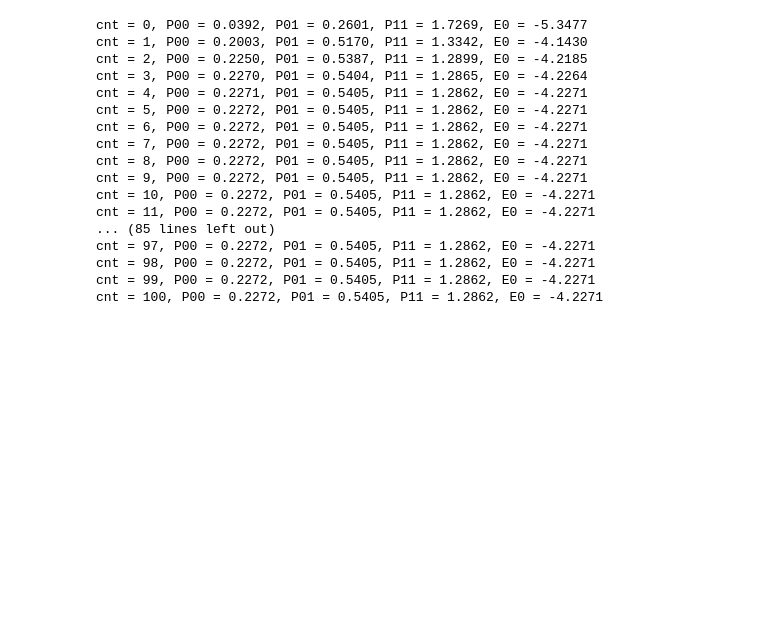
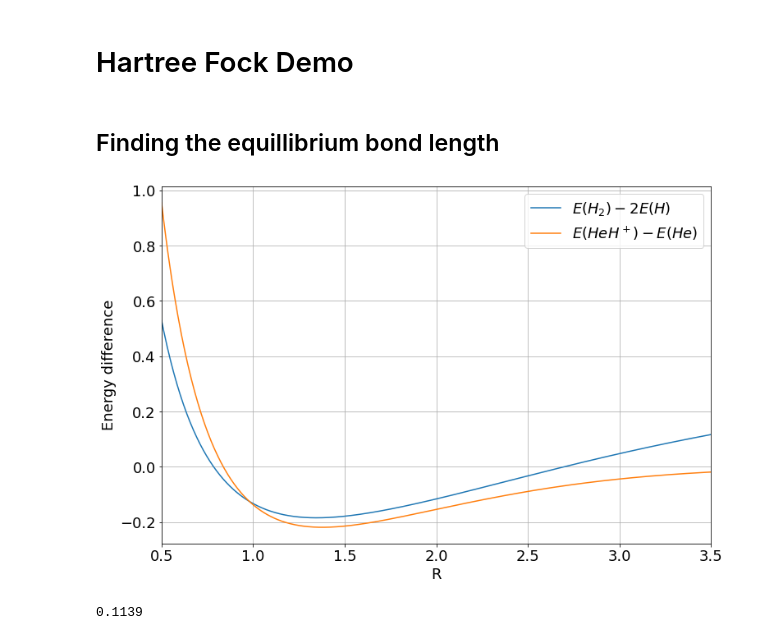
Before and after one commit to dchung0741/Quantum-Circuits, a Jupyter notebook: SCF.ipynb, the cells around one changed output. Cells and saved outputs as stored; diff of their text form; code cells hidden in the pictures; blank space fills up the shorter version.

```diff
--- a/SCF.ipynb
+++ b/SCF.ipynb
@@ -3,2 +0,0 @@ from lib.HartreeFock import *
-# %%
-hf2 = HartreeFock(molecule_geometry = [['H', [0, 0, 0]], ['He', [0, 0, 1.4632]]], zeta_dict={'H': 1.24, 'He': 2.0925}, SCF_iteration=0)
@@ -29,20 +1,52 @@ hf2.zeta_sto3g_param_dict
-# %%
-hf2.SCF_loop(n_iter=100, show_iter_info=True)
-# %% [output]
-cnt = 0, P00 = 0.0392, P01 = 0.2601, P11 = 1.7269, E0 = -5.3477
-cnt = 1, P00 = 0.2003, P01 = 0.5170, P11 = 1.3342, E0 = -4.1430
-cnt = 2, P00 = 0.2250, P01 = 0.5387, P11 = 1.2899, E0 = -4.2185
-cnt = 3, P00 = 0.2270, P01 = 0.5404, P11 = 1.2865, E0 = -4.2264
-cnt = 4, P00 = 0.2271, P01 = 0.5405, P11 = 1.2862, E0 = -4.2271
-cnt = 5, P00 = 0.2272, P01 = 0.5405, P11 = 1.2862, E0 = -4.2271
-cnt = 6, P00 = 0.2272, P01 = 0.5405, P11 = 1.2862, E0 = -4.2271
-cnt = 7, P00 = 0.2272, P01 = 0.5405, P11 = 1.2862, E0 = -4.2271
-cnt = 8, P00 = 0.2272, P01 = 0.5405, P11 = 1.2862, E0 = -4.2271
-cnt = 9, P00 = 0.2272, P01 = 0.5405, P11 = 1.2862, E0 = -4.2271
-cnt = 10, P00 = 0.2272, P01 = 0.5405, P11 = 1.2862, E0 = -4.2271
-cnt = 11, P00 = 0.2272, P01 = 0.5405, P11 = 1.2862, E0 = -4.2271
-... (85 lines left out)
-cnt = 97, P00 = 0.2272, P01 = 0.5405, P11 = 1.2862, E0 = -4.2271
-cnt = 98, P00 = 0.2272, P01 = 0.5405, P11 = 1.2862, E0 = -4.2271
-cnt = 99, P00 = 0.2272, P01 = 0.5405, P11 = 1.2862, E0 = -4.2271
-cnt = 100, P00 = 0.2272, P01 = 0.5405, P11 = 1.2862, E0 = -4.2271
+# %% [markdown]
+# Hartree Fock Demo
+# %%
+from lib.HartreeFock import *
+from numpy import linspace
+import matplotlib.pyplot as plt
+plt.rcParams["figure.figsize"] = (12, 8)
+plt.rcParams["font.size"] = 18
+# %% [markdown]
+## Finding the equillibrium bond length
+# %%
+zeta_sto3g_param = {'H': {'d1': 0.4445552091948825, 'd2': 0.5352232023083906, 'd3': 0.15432669889572,
+                           'a1': 0.16885477998091206, 'a2': 0.6238951181789986, 'a3': 3.4249357542890673},
+                    'He': {'d1': 0.1560428816721606, 'd2': 0.44277856834372026, 'd3': 0.535212374440112,
+                           'a1': 9.638138077379443, 'a2': 0.47981409046842505, 'a3': 1.7667449635820272}}
+
+E_H2_list = []
+E_HeH_list = []
+R_list = linspace(0.5, 3.5, 500)
+for R in R_list:
+
+    hf1 = HartreeFock(molecule_geometry = [['H', [0, 0, 0]], ['H', [0, 0, R]]],
+                      zeta_dict={'H': 1.24, 'He': 2.0925},
+                      zeta_sto3g_param=zeta_sto3g_param,
+                      SCF_iteration = 100)
+
+    hf2 = HartreeFock(molecule_geometry = [['H', [0, 0, 0]], ['He', [0, 0, R]]],
+                      zeta_dict={'H': 1.24, 'He': 2.0925},
+                      zeta_sto3g_param=zeta_sto3g_param,
+                      SCF_iteration = 100)
+
+    E_H2_list.append(hf1.E0 + hf1.VN)
+    E_HeH_list.append(hf2.E0 + hf2.VN)
+
+
+E_H2_list  = array(E_H2_list)
+E_HeH_list = array(E_HeH_list)
+# %%
+plt.plot(R_list, E_H2_list - 2 * (-0.466582), label = '$E(H_2) - 2E(H)$')
+plt.plot(R_list, E_HeH_list - (-2.643876), label = '$E(HeH^+) - E(He)$')
+plt.xlabel("R")
+plt.ylabel("Energy difference")
+plt.xlim(min(R_list), max(R_list))
+plt.legend()
+plt.grid(True)
+plt.show()
+# %% [output]
+[figure, added]
+# %%
+(60+53.9)/1000
+# %% [output]
+0.1139
```
Also changed, not shown: parts of 3 cells of this notebook, 2 other files.
